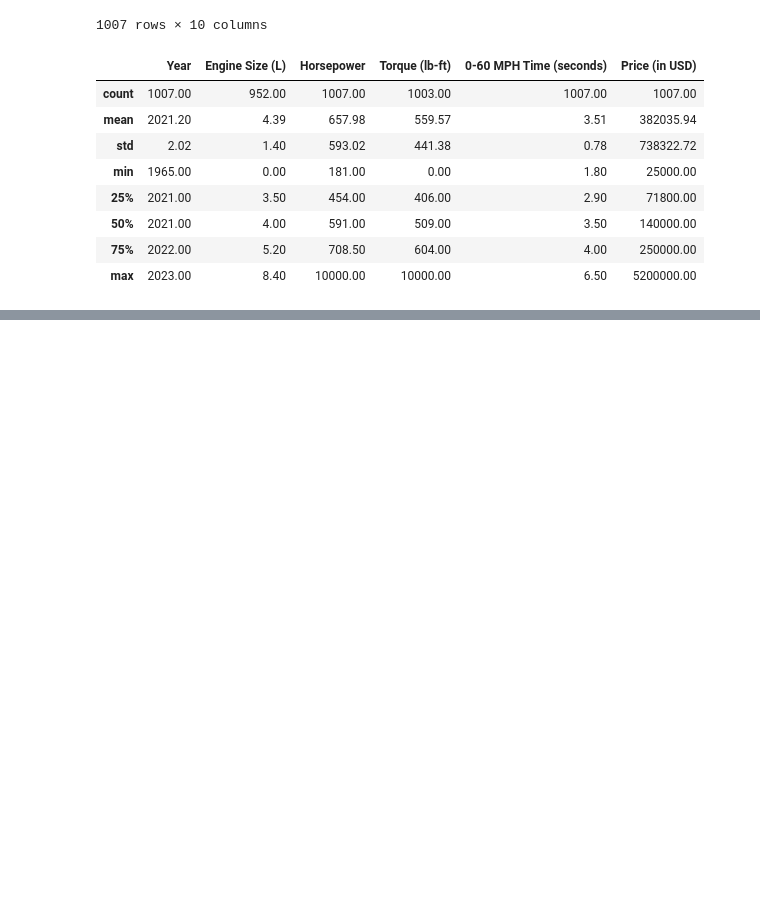
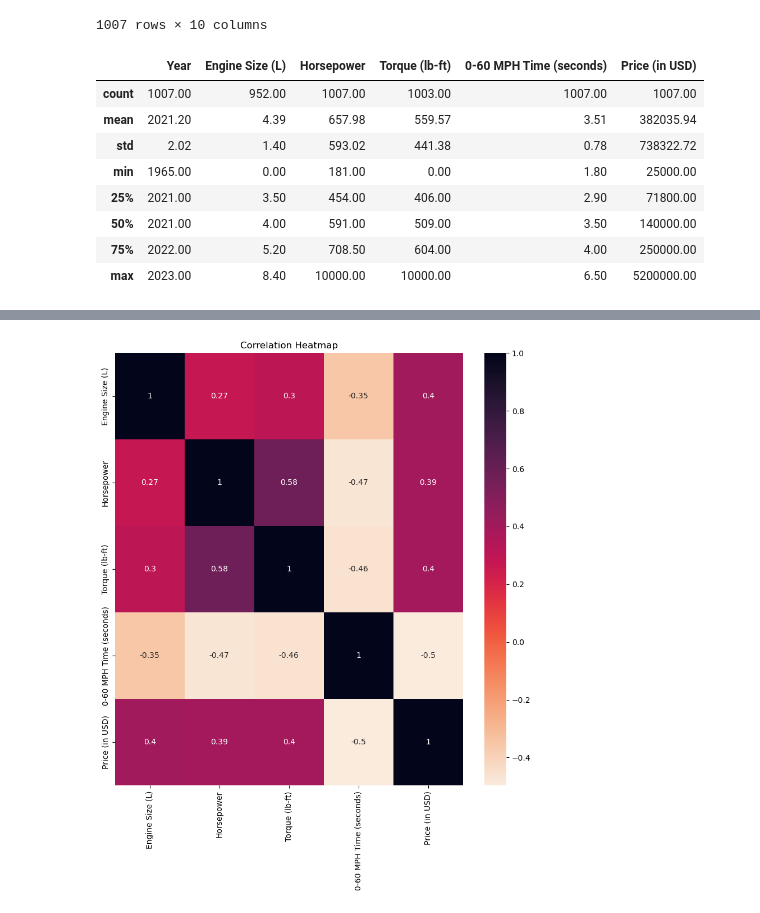
Before and after one commit to thomaschow0716/Sports_cars, a Jupyter notebook: Sports Cars.ipynb, the cells around one changed output, grey strips where cells are left out. Cells and saved outputs as stored; diff of their text form; code cells hidden in the pictures; blank space fills up the shorter version.

```diff
--- a/Sports Cars.ipynb
+++ b/Sports Cars.ipynb
@@ -170,0 +199,7 @@ plt.show()
+# %%
+plt.figure(figsize=(10, 10))
+sns.heatmap(sports_cars[features].corr(), annot=True, cmap='rocket_r')
+plt.title('Correlation Heatmap')
+plt.show()
+# %% [output]
+[figure, added]
```
Also changed, not shown: parts of 4 cells of this notebook.
